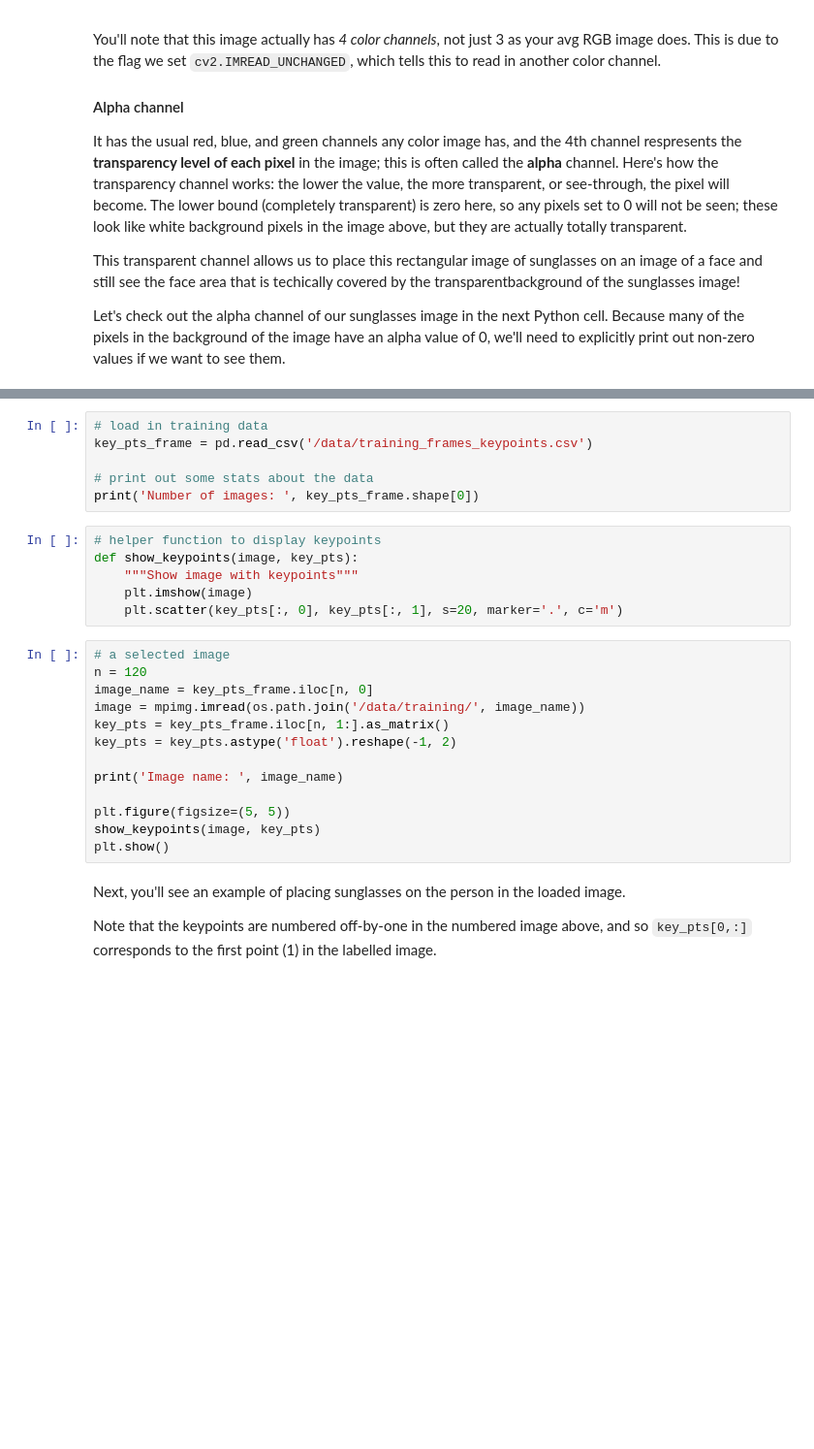
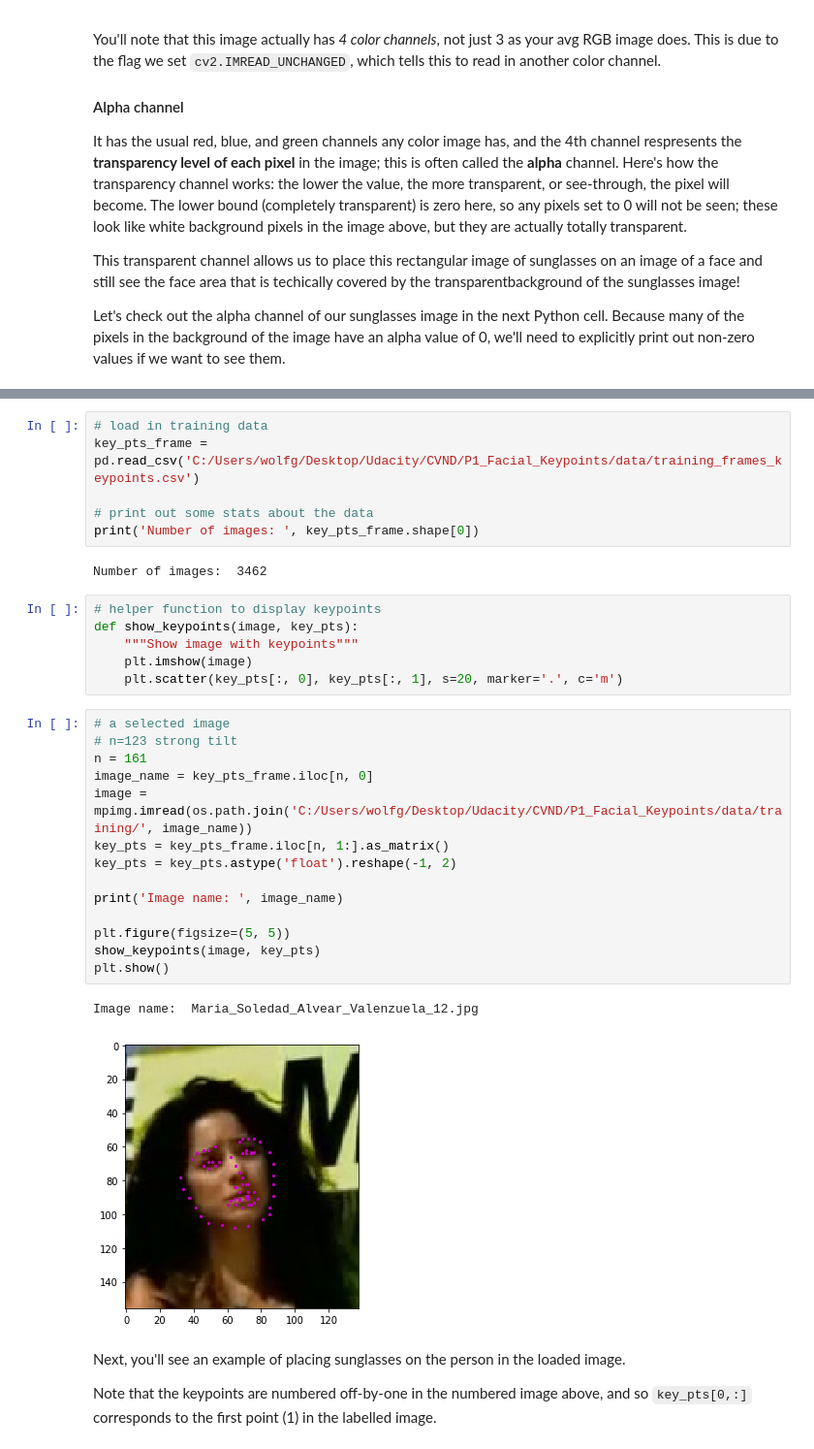
Before and after one commit to udacity/P1_Facial_Keypoints, a Jupyter notebook: 4. Fun with Keypoints.ipynb, the cells around one changed output, grey strips where cells are left out. Shown at 97% size. Saved outputs shown, nothing was run; the diff lists cells and outputs as text; blank space fills up the shorter version.

```diff
--- a/4. Fun with Keypoints.ipynb
+++ b/4. Fun with Keypoints.ipynb
@@ -71,9 +87,11 @@ Next, we'll load in an example image. Below, you've been given an image and set
 # %%
 # load in training data
-key_pts_frame = pd.read_csv('/data/training_frames_keypoints.csv')
+key_pts_frame = pd.read_csv('C:/Users/wolfg/Desktop/Udacity/CVND/P1_Facial_Keypoints/data/training_frames_keypoints.csv')
 
 # print out some stats about the data
 print('Number of images: ', key_pts_frame.shape[0])
+# %% [output]
+Number of images:  3462
 # %%
 # helper function to display keypoints
 def show_keypoints(image, key_pts):
@@ -82,17 +100,21 @@ def show_keypoints(image, key_pts):
     plt.scatter(key_pts[:, 0], key_pts[:, 1], s=20, marker='.', c='m')
 # %%
 # a selected image
-n = 120
+# n=123 strong tilt
+n = 161
 image_name = key_pts_frame.iloc[n, 0]
-image = mpimg.imread(os.path.join('/data/training/', image_name))
+image = mpimg.imread(os.path.join('C:/Users/wolfg/Desktop/Udacity/CVND/P1_Facial_Keypoints/data/training/', image_name))
 key_pts = key_pts_frame.iloc[n, 1:].as_matrix()
 key_pts = key_pts.astype('float').reshape(-1, 2)
 
 print('Image name: ', image_name)
 
 plt.figure(figsize=(5, 5))
 show_keypoints(image, key_pts)
 plt.show()
+# %% [output]
+Image name:  Maria_Soledad_Alvear_Valenzuela_12.jpg
+[figure, added]
 # %% [markdown]
 Next, you'll see an example of placing sunglasses on the person in the loaded image.
 
```
Also changed, not shown: parts of 6 cells of this notebook.
